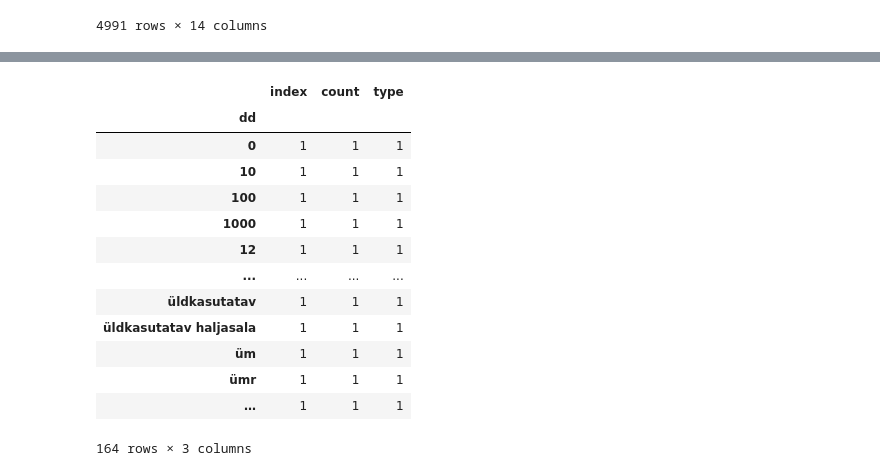
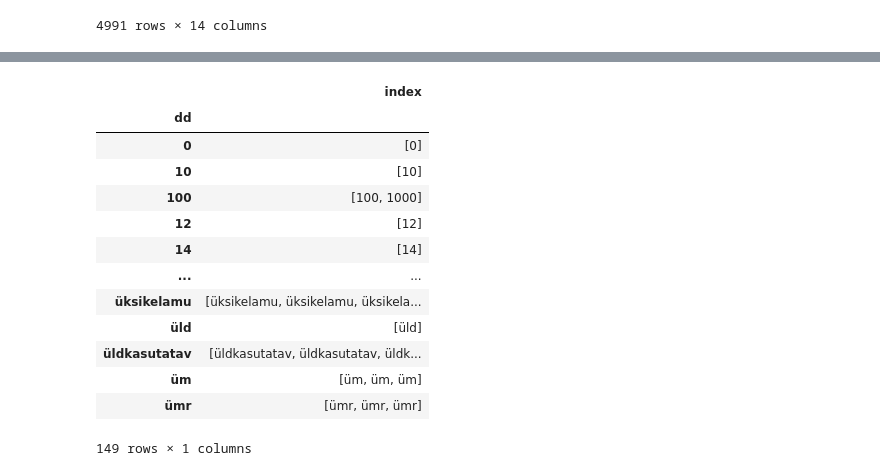
Before and after one commit to taavip/MAPlaneeringud, a Jupyter notebook: plan_analyys.ipynb, the cells around one changed output, grey strips where cells are left out. Cells and saved outputs as stored; diff of their text form; code cells hidden in the pictures.

```diff
--- a/plan_analyys.ipynb
+++ b/plan_analyys.ipynb
@@ -232,10 +235,10 @@ df
 4991 rows × 12 columns
 # %%
 def strip_element1(my_list):
-  return list(filter(lambda x: x != "", [x.replace('=','').replace('<','').replace('>','').replace('%','') for x in my_list]))
+  return list(filter(lambda x: x.replace('=','').replace('<','').replace('>','').replace('%','') != "", [x.replace('=','').replace('<','').replace('>','').replace('%','') for x in my_list]))
 # %%
 def strip_element(my_list):
-  return list(filter(lambda x: x != "", [re.sub('maa-ala$', '', re.sub('maa$', '', x.strip())).replace('=','').replace('<','').replace('>','').replace('%','').replace('–','').replace('-','') for x in my_list]))
+  return list(filter(lambda x: re.sub('maa-ala$', '', re.sub('maa$', '', x.strip())).replace('=','').replace('<','').replace('>','').replace('%','').replace('–','').replace('-','').strip().replace(' ma','').strip() != "", [re.sub('maa-ala$', '', re.sub('maa$', '', x.strip())).replace('=','').replace('<','').replace('>','').replace('%','').replace('–','').replace('-','').strip() for x in my_list]))
 # %%
 df["otstarve_l"] = df["otstarve"].str.split(r'(\d+)')
 #df["otstarve_l"] = df["otstarve_l"].str.strip()
@@ -279,7 +282,7 @@ count_so['maa-ala']= count_so.index.str.count('maa-ala')
 count_so['hoone']= count_so.index.str.count('hoone')
 count_so['ehitis']= count_so.index.str.count('ehitis')
 count_so['rajatis']= count_so.index.str.count('rajatis')
-count_so['ots_l']=count_so.index.str.replace('sat-siooni','satsiooni').str.replace('hoonete','').str.replace('hoone','').str.replace('ehitiste','').str.replace('ehitise','').str.replace('rajatise','').str.replace('rajatiste','').str.replace('ja/','').str.replace(' maa-ala','').str.replace('y','ü').str.replace('/',';').str.replace('%','').str.replace('\n','').str.replace('=','').str.replace('≥','').str.replace('≤','').str.replace('<','').str.replace('>','').str.replace('ja ', ';').str.replace(',', ';').str.replace('.', ';').str.replace('(', ';').str.replace(')', ';').str.replace('või', ';').str.replace('vähemalt', ';').str.replace('kuni', ';').str.strip(' ').str.lower().str.replace('-',';')
+count_so['ots_l']=count_so.index.str.lower().str.replace('sat-siooni','satsiooni').str.replace('hoonete','').str.replace('hoone','').str.replace('ehititste','').str.replace('ehitiste','').str.replace('ehitise','').str.replace('rajatise','').str.replace('rajatiste','').str.replace('ja/','').str.replace(' maa-ala','').str.replace('y','ü').str.replace('/',';').str.replace('%','').str.replace('\n','').str.replace('=','').str.replace('≥','').str.replace('≤','').str.replace('<','').str.replace('>','').str.replace('bt bb', 'bt;bb').str.replace('ja ', ';').str.replace(',', ';').str.replace('…', ';').str.replace('.', ';').str.replace('(', ';').str.replace(')', ';').str.replace('või', ';').str.replace('vähemalt', ';').str.replace('kuni', ';').str.replace('max', ';').str.replace('min', ';').str.strip(' ').str.replace('-',';')
 count_so['ots_l']=count_so['ots_l'].str.split(';')
 count_so['ots_l']=count_so['ots_l'].apply(strip_element)
 count_so
@@ -300,12 +320,16 @@ count_so
 # %%
 
-test=to_1D(count_so["ots_l"]).value_counts().to_frame('count')
-test.reset_index(inplace=True)
+test=to_1D(count_so["ots_l"]).to_frame('index')
+#test.reset_index(inplace=True)
+
 
 
 
 test.loc[test['index'].str.len()<=3, 'type'] = 'ly'
 test.loc[test['index'].str.len()>3, 'type'] = 'so'
 test.loc[test['index'].str.isnumeric(), 'type'] = 'num'
+test.loc[test['index'] == 'äri', 'type'] = 'so'
+test.loc[test['index'] == 'tee', 'type'] = 'so'
+test.loc[test['index'] == 'lao', 'type'] = 'so'
 test
 # %% [output]
@@ -342,21 +369,21 @@ Requirement already satisfied: joblib>=0.11 in /usr/local/lib/python3.7/dist-pac
 # %%
 from string_grouper import match_strings, match_most_similar, group_similar_strings, StringGrouper
 # Add the grouped strings
-test['dd']=group_similar_strings(test['index'],ignore_index=True)
+test['dd']=group_similar_strings(test['index'],ignore_index=True,min_similarity=0.65)
 # Show items with most duplicates
-test.groupby('dd').count()
+test.groupby('dd')['index'].apply(list).to_frame()
 # %% [output]
-|  | index | count | type |
-| dd |  |  |  |
-| 0 | 1 | 1 | 1 |
-| 10 | 1 | 1 | 1 |
-| 100 | 1 | 1 | 1 |
-| 1000 | 1 | 1 | 1 |
-| 12 | 1 | 1 | 1 |
-| ... | ... | ... | ... |
-| üldkasutatav | 1 | 1 | 1 |
-| üldkasutatav haljasala | 1 | 1 | 1 |
-| üm | 1 | 1 | 1 |
-| ümr | 1 | 1 | 1 |
-| … | 1 | 1 | 1 |
+|  | index |
+| dd |  |
+| 0 | [0] |
+| 10 | [10] |
+| 100 | [100, 1000] |
+| 12 | [12] |
+| 14 | [14] |
+| ... | ... |
+| üksikelamu | [üksikelamu, üksikelamu, üksikela... |
+| üld | [üld] |
+| üldkasutatav | [üldkasutatav, üldkasutatav, üldk... |
+| üm | [üm, üm, üm] |
+| ümr | [ümr, ümr, ümr] |
-164 rows × 3 columns
+149 rows × 1 columns
```
Also changed, not shown: parts of 14 cells of this notebook.
